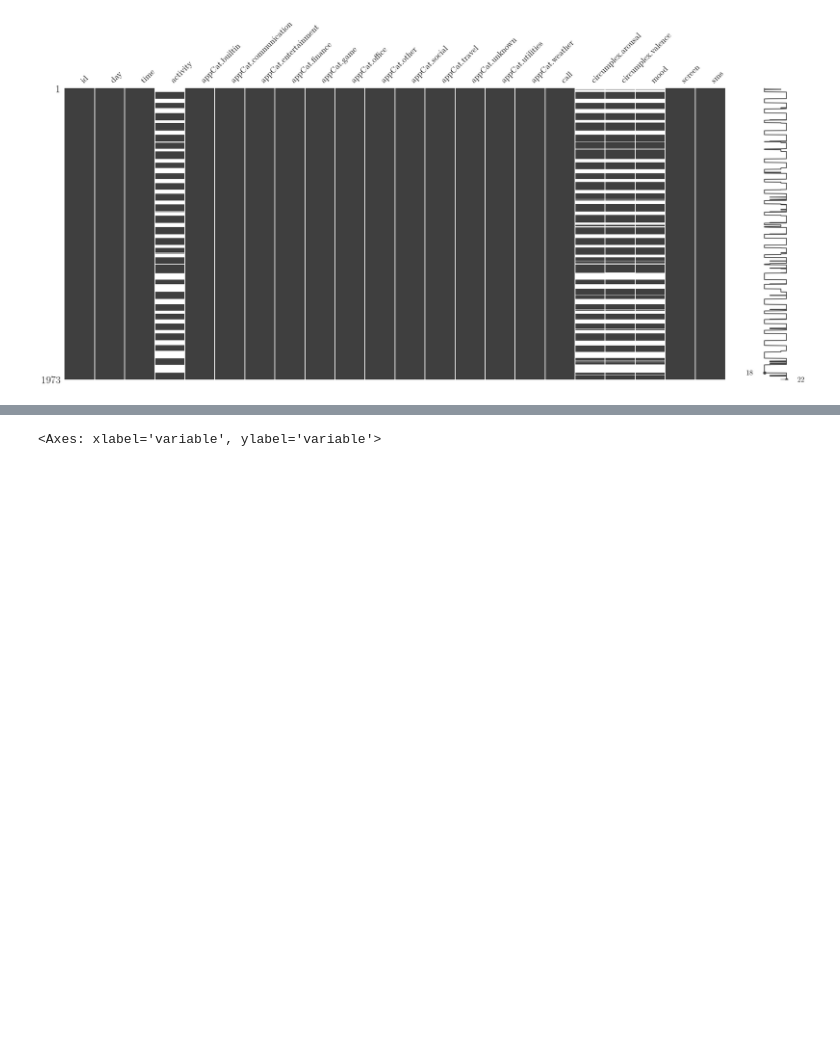
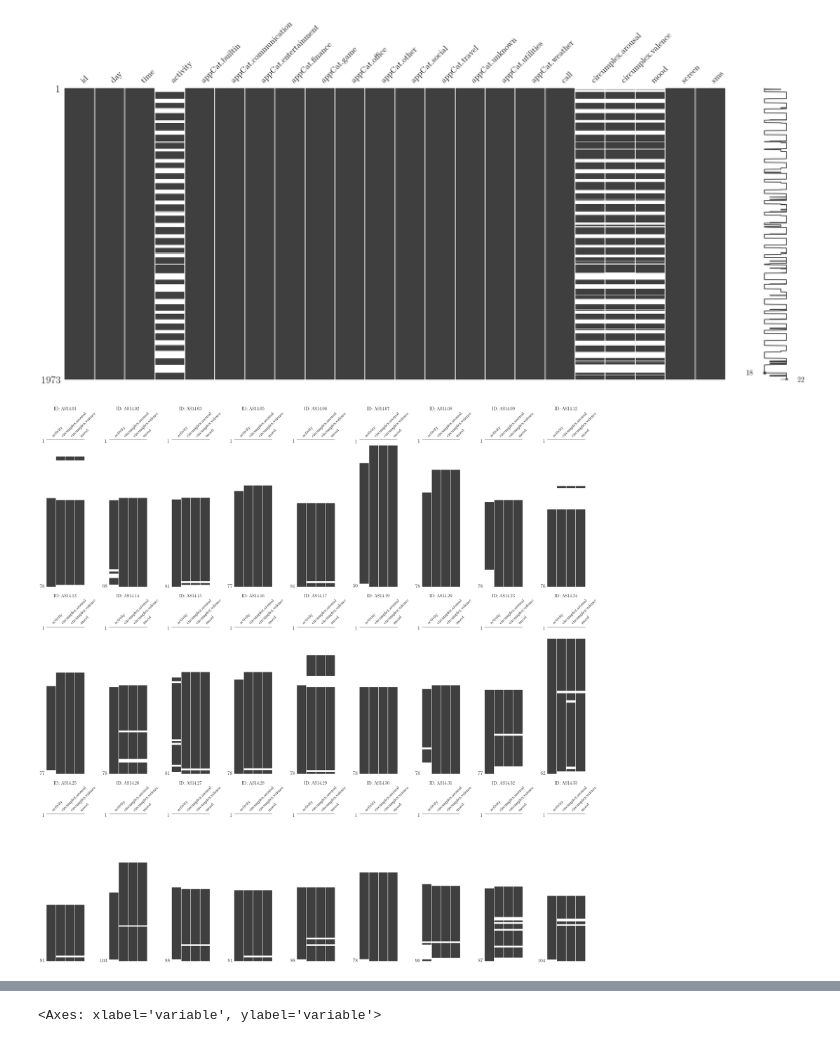
Before and after one commit to AmirSahrani/DMT_Assignments, a Jupyter notebook: notebooks/analysis.ipynb, the cells around one changed output, grey strips where cells are left out. Drawn from its saved outputs; the diff is of its cells as text; code cells hidden in the pictures; blank space fills up the shorter version.

Commit message:
Per-person missing data, toy dataset

```diff
--- a/notebooks/analysis.ipynb
+++ b/notebooks/analysis.ipynb
@@ -210,3 +202,20 @@ mo.matrix(day_data)
 # %% [output]
 <Axes: >
 [figure]
+# %%
+# Make a matrix plot per id, for acitivity, circumplex arousal and valence and mood
+
+fig, axes = plt.subplots(3,9, figsize=(30, 30))
+axes = axes.flatten()
+for i, id in enumerate(day_data['id'].unique()):
+    id_data = day_data[day_data['id'] == id]
+    id_data.set_index('time', inplace=True)
+    id_data = id_data[['activity', 'circumplex.arousal', 'circumplex.valence', 'mood']]
+    id_data = id_data.resample('D').mean()
+    mo.matrix(id_data, ax=axes[i], figsize=(5, 5), sparkline=False)
+    axes[i].set_title(f'ID: {id}')
+    # Ensure there is a box around the plot
+    axes[i].spines['top'].set_visible(True)
+plt.tight_layout()
+# %% [output]
+[figure, added]
```
Also changed, not shown: parts of 10 cells of this notebook, 1 other file.
